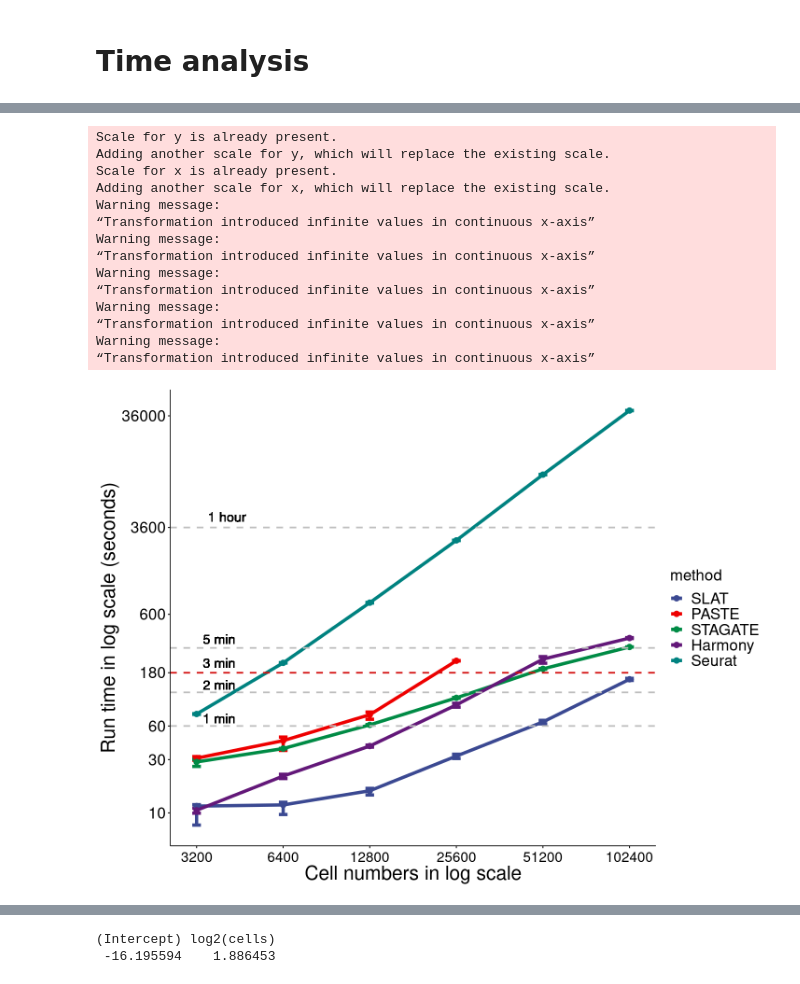
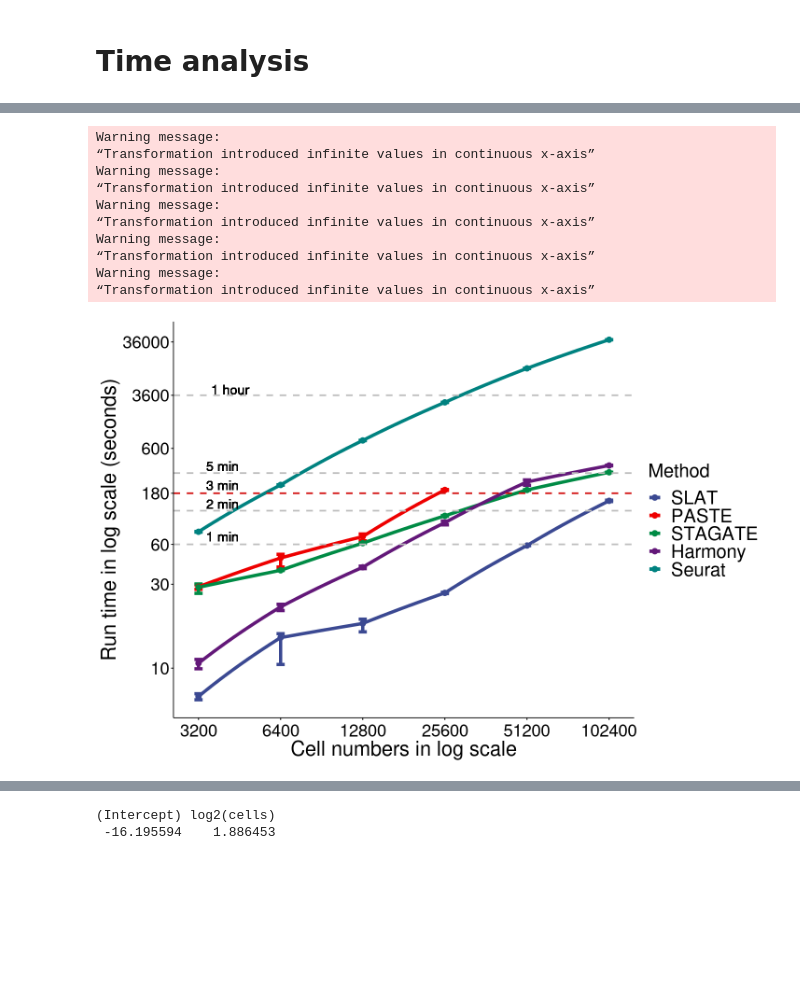
Before and after one commit to gao-lab/SLAT, a Jupyter notebook: benchmark/analysis/scalability_analysis.ipynb, the cells around one changed output, grey strips where cells are left out. Cells and saved outputs as stored; diff of their text form; code cells hidden in the pictures; blank space fills up the shorter version.

```diff
--- a/benchmark/analysis/scalability_analysis.ipynb
+++ b/benchmark/analysis/scalability_analysis.ipynb
@@ -81,34 +81,29 @@ A tibble: 4 × 10
 | merfish_mouse_hypothalamic | 3200 | 0 | STAGATE | 0.2803125 | -57.77500 | 0.42241852 | 0.0840625 | 0.2375000 | ... |
 # %%
-options(repr.plot.width=12, repr.plot.height=9)
-ggline(data[data$dataset=='stereo_mouse_embryo' & data$method!='PCA',], x="cells", y="run_time", palette='aaas', color="method",
+options(repr.plot.width=12, repr.plot.height=8)
+ggline(data[data$dataset=='stereo_mouse_embryo' & data$method!='PCA',], x="cells", y="run_time", palette='aaas', color="method", legend.title = 'Method',
         add="mean_se", xlab ='Cell numbers in log scale', ylab='Run time in log scale (seconds)', size=2, lab.size=10, numeric.x.axis=T) %>%
-ggpar(legend='right', font.legend=20, font.subtitle=20, font.xtickslab=18, font.ytickslab=20, font.y=25, font.x=25)  +
- scale_y_continuous(trans='log2') +  scale_x_continuous(trans='log2') +
+ggpar(legend='right', font.legend=24, font.subtitle=24, font.xtickslab=22, font.ytickslab=22, font.y=26, font.x=26) +
  theme(axis.text.x=element_text(angle=0, vjust=0.5, hjust=0.5)) +
  geom_hline(yintercept=3600, linetype="dashed", color="grey", size=1) + geom_text(aes(0, 4500, label='1 hour', hjust=-1), size=6) +
  geom_hline(yintercept=120, linetype="dashed", color="grey", size=1) + geom_text(aes(0, 140, label='2 min', hjust=-1), size=6) +
  geom_hline(yintercept=180, linetype="dashed", color="#d30e0e", size=1) + geom_text(aes(0, 220, label='3 min', hjust=-1), size=6) +
  geom_hline(yintercept=300, linetype="dashed", color="grey", size=1) + geom_text(aes(0, 360, label='5 min', hjust=-1), size=6) +
  geom_hline(yintercept=60, linetype="dashed", color="grey", size=1)+ geom_text(aes(0, 70, label='1 min', hjust=-1), size=6) +
  scale_y_continuous(breaks=c(10,30,60,180,600,3600,36000), trans='log2') +
- scale_x_continuous(breaks=c(200,400,800,1600,3200,6400,12800,25600,51200,102400), trans='log2')
+ scale_x_continuous(breaks=c(200,400,800,1600,3200,6400,12800,25600,51200,102400), trans='log2')  + coord_trans(y="log2")
 # %% [output]
-Scale for y is already present.
-Adding another scale for y, which will replace the existing scale.
-Scale for x is already present.
-Adding another scale for x, which will replace the existing scale.
 Warning message:
 “Transformation introduced infinite values in continuous x-axis”
 Warning message:
 “Transformation introduced infinite values in continuous x-axis”
 Warning message:
 “Transformation introduced infinite values in continuous x-axis”
 Warning message:
 “Transformation introduced infinite values in continuous x-axis”
 Warning message:
 “Transformation introduced infinite values in continuous x-axis”
-[figure, old version]
+[figure, new version]
 # %%
 lm(log2(run_time) ~ log2(cells), data=data[data$method=='SLAT',])$coef
 # %% [output]
```
Also changed, not shown: parts of 9 cells of this notebook, 25 other files.
